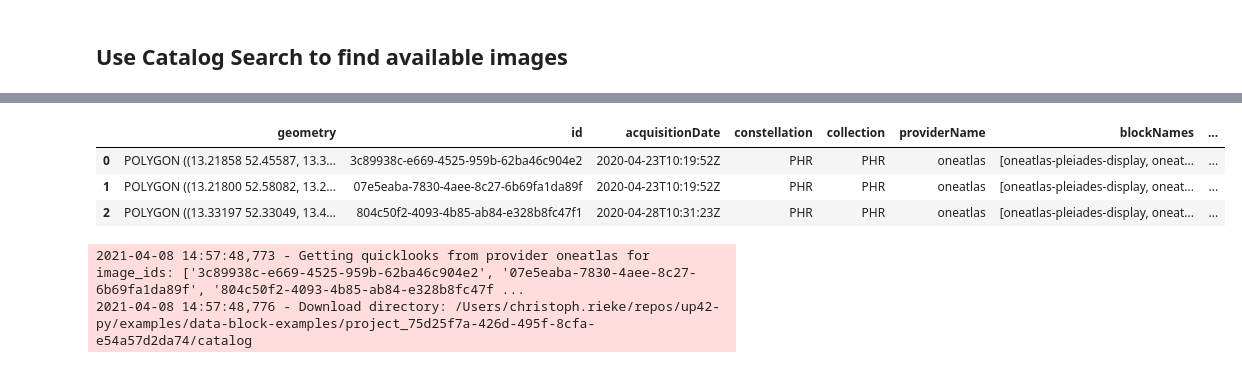
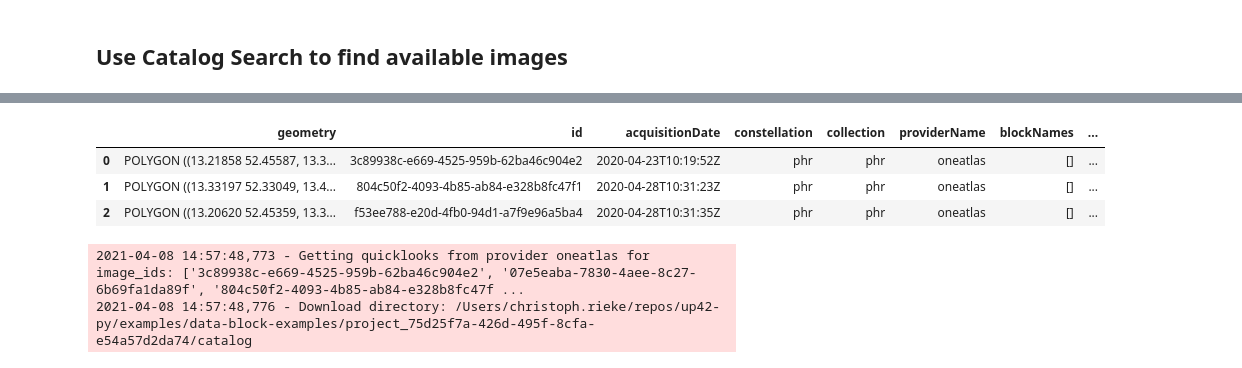
Before and after one commit to up42/up42-py, a Jupyter notebook: examples/data-block-examples/pleiades-download-example.ipynb, the cells around one changed output, grey strips where cells are left out. Cells and saved outputs as stored; diff of their text form; code cells hidden in the pictures.

```diff
--- a/examples/data-block-examples/pleiades-download-example.ipynb
+++ b/examples/data-block-examples/pleiades-download-example.ipynb
@@ -26,7 +26,7 @@ catalog = up42.initialize_catalog()
 search_paramaters = catalog.construct_parameters(geometry=aoi,
                                                  start_date="2020-04-23",
                                                  end_date="2020-04-28",
-                                                 sensors=["pleiades"],
+                                                 collections=["phr"],
                                                  max_cloudcover=100,
                                                  sortby="acquisitionDate",
                                                  limit=3)
@@ -39,7 +39,7 @@ search_results
 |  | geometry | id | acquisitionDate | constellation | collection | providerName | blockNames | ... |
-| 0 | POLYGON ((13.21858 52.45587, 13.3... | 3c89938c-e669-4525-959b-62ba46c904e2 | 2020-04-23T10:19:52Z | PHR | PHR | oneatlas | [oneatlas-pleiades-display, oneat... | ... |
-| 1 | POLYGON ((13.21800 52.58082, 13.2... | 07e5eaba-7830-4aee-8c27-6b69fa1da89f | 2020-04-23T10:19:52Z | PHR | PHR | oneatlas | [oneatlas-pleiades-display, oneat... | ... |
-| 2 | POLYGON ((13.33197 52.33049, 13.4... | 804c50f2-4093-4b85-ab84-e328b8fc47f1 | 2020-04-28T10:31:23Z | PHR | PHR | oneatlas | [oneatlas-pleiades-display, oneat... | ... |
+| 0 | POLYGON ((13.21858 52.45587, 13.3... | 3c89938c-e669-4525-959b-62ba46c904e2 | 2020-04-23T10:19:52Z | phr | phr | oneatlas | [] | ... |
+| 1 | POLYGON ((13.33197 52.33049, 13.4... | 804c50f2-4093-4b85-ab84-e328b8fc47f1 | 2020-04-28T10:31:23Z | phr | phr | oneatlas | [] | ... |
+| 2 | POLYGON ((13.20620 52.45359, 13.3... | f53ee788-e20d-4fb0-94d1-a7f9e96a5ba4 | 2020-04-28T10:31:35Z | phr | phr | oneatlas | [] | ... |
 # %%
 # Download & visualise the full-scene preview images.
 catalog.download_quicklooks(image_ids=search_results.id.to_list(), sensor="pleiades")
```
Also changed, not shown: parts of 2 cells of this notebook, 2 other files.
